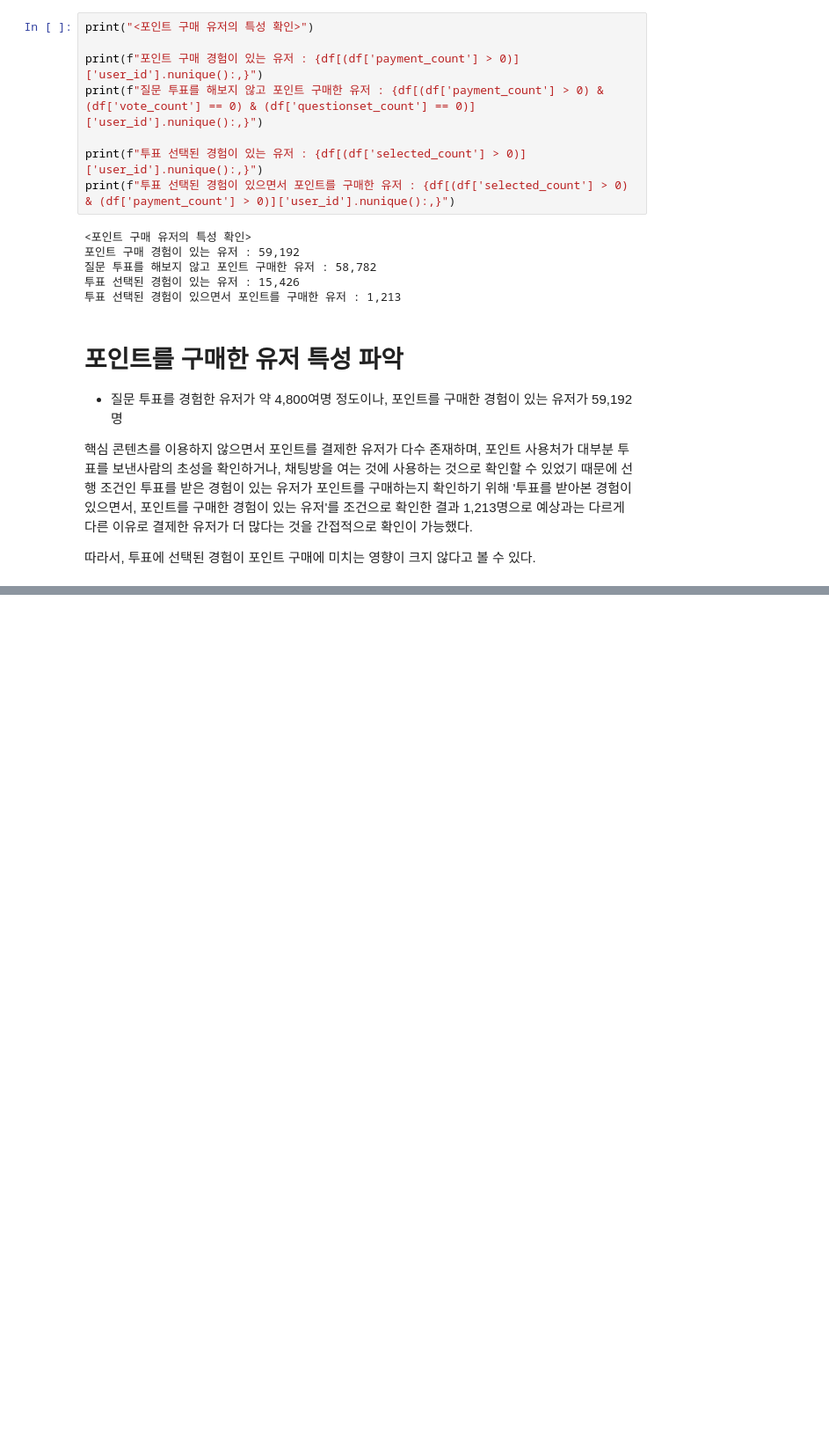
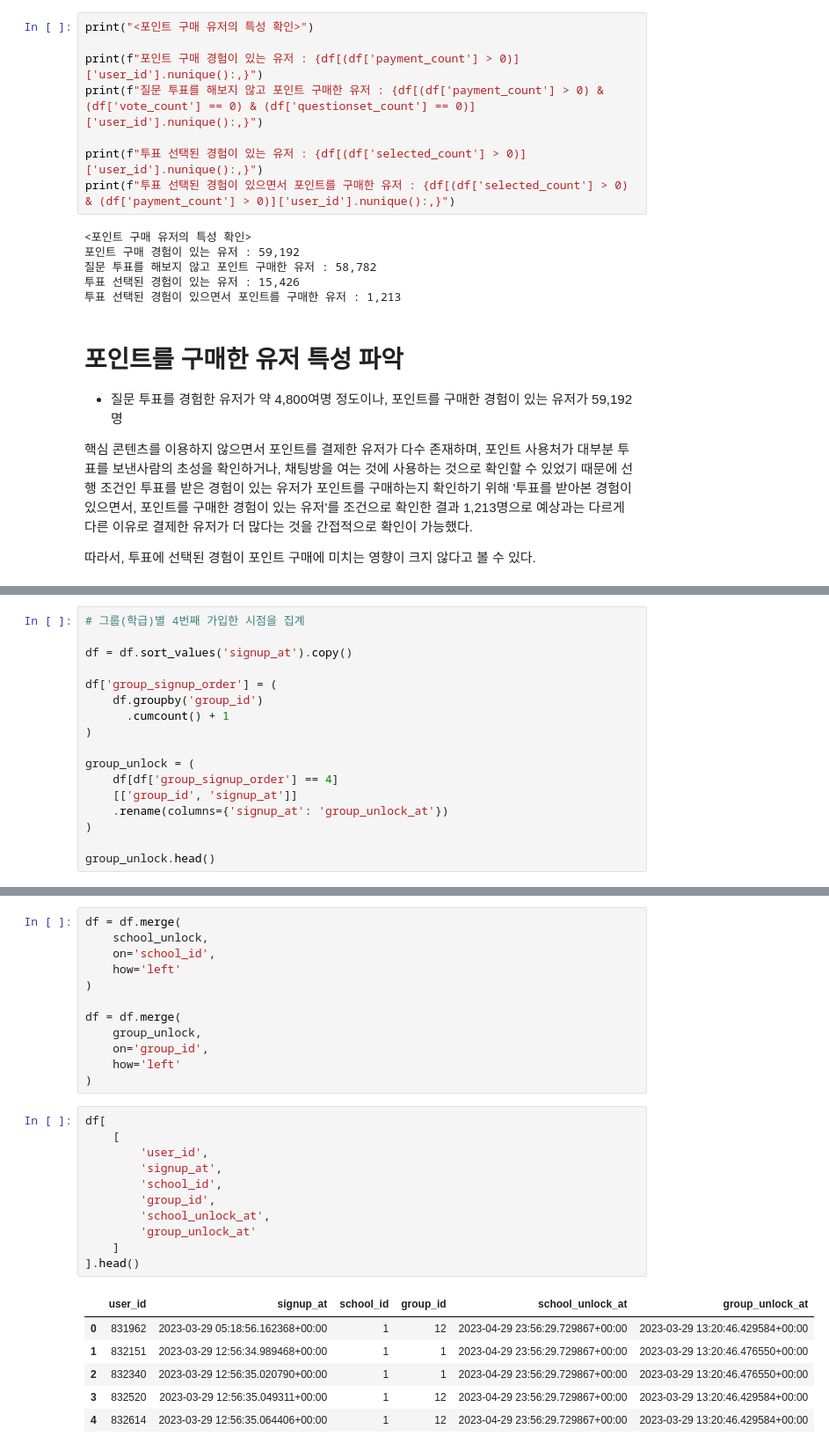
Before and after one commit to zoo-no-s/sns_service_analysis, a Jupyter notebook: notebooks/activation_analysis_kkw.ipynb, the cells around one changed output, grey strips where cells are left out. Shown at 88% size. Drawn from its saved outputs; the diff is of its cells as text; blank space fills up the shorter version.

```diff
--- a/notebooks/activation_analysis_kkw.ipynb
+++ b/notebooks/activation_analysis_kkw.ipynb
@@ -175,0 +218,17 @@ memory usage: 76.2 MB
+# %%
+# 그룹(학급)별 4번째 가입한 시점을 집계
+
+df = df.sort_values('signup_at').copy()
+
+df['group_signup_order'] = (
+    df.groupby('group_id')
+      .cumcount() + 1
+)
+
+group_unlock = (
+    df[df['group_signup_order'] == 4]
+    [['group_id', 'signup_at']]
+    .rename(columns={'signup_at': 'group_unlock_at'})
+)
+
+group_unlock.head()
@@ -175,0 +242,30 @@ memory usage: 76.2 MB
+# %%
+df = df.merge(
+    school_unlock,
+    on='school_id',
+    how='left'
+)
+
+df = df.merge(
+    group_unlock,
+    on='group_id',
+    how='left'
+)
+# %%
+df[
+    [
+        'user_id',
+        'signup_at',
+        'school_id',
+        'group_id',
+        'school_unlock_at',
+        'group_unlock_at'
+    ]
+].head()
+# %% [output]
+|  | user_id | signup_at | school_id | group_id | school_unlock_at | group_unlock_at |
+| 0 | 831962 | 2023-03-29 05:18:56.162368+00:00 | 1 | 12 | 2023-04-29 23:56:29.729867+00:00 | 2023-03-29 13:20:46.429584+00:00 |
+| 1 | 832151 | 2023-03-29 12:56:34.989468+00:00 | 1 | 1 | 2023-04-29 23:56:29.729867+00:00 | 2023-03-29 13:20:46.476550+00:00 |
+| 2 | 832340 | 2023-03-29 12:56:35.020790+00:00 | 1 | 1 | 2023-04-29 23:56:29.729867+00:00 | 2023-03-29 13:20:46.476550+00:00 |
+| 3 | 832520 | 2023-03-29 12:56:35.049311+00:00 | 1 | 12 | 2023-04-29 23:56:29.729867+00:00 | 2023-03-29 13:20:46.429584+00:00 |
+| 4 | 832614 | 2023-03-29 12:56:35.064406+00:00 | 1 | 12 | 2023-04-29 23:56:29.729867+00:00 | 2023-03-29 13:20:46.429584+00:00 |
```
Also changed, not shown: parts of 16 cells of this notebook, 2 other files.
